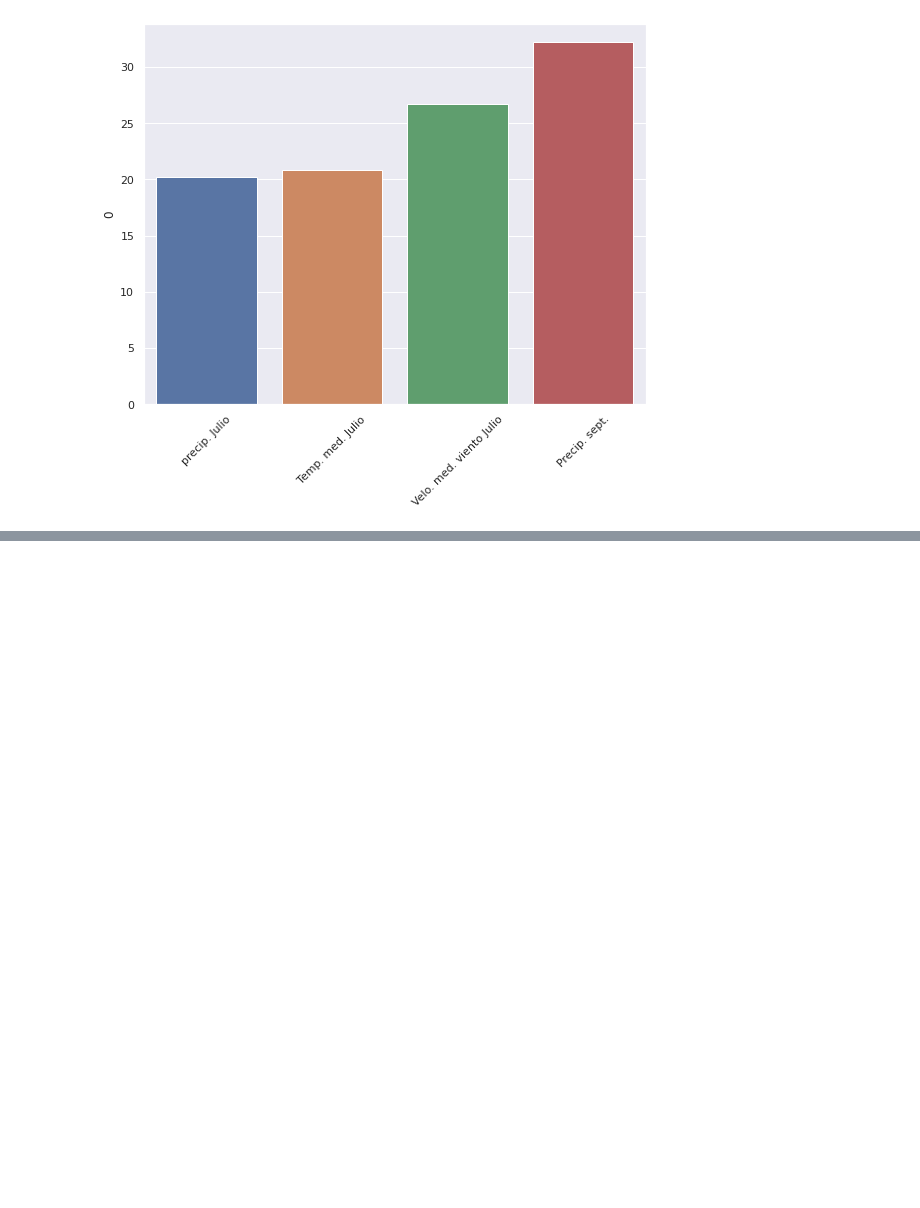
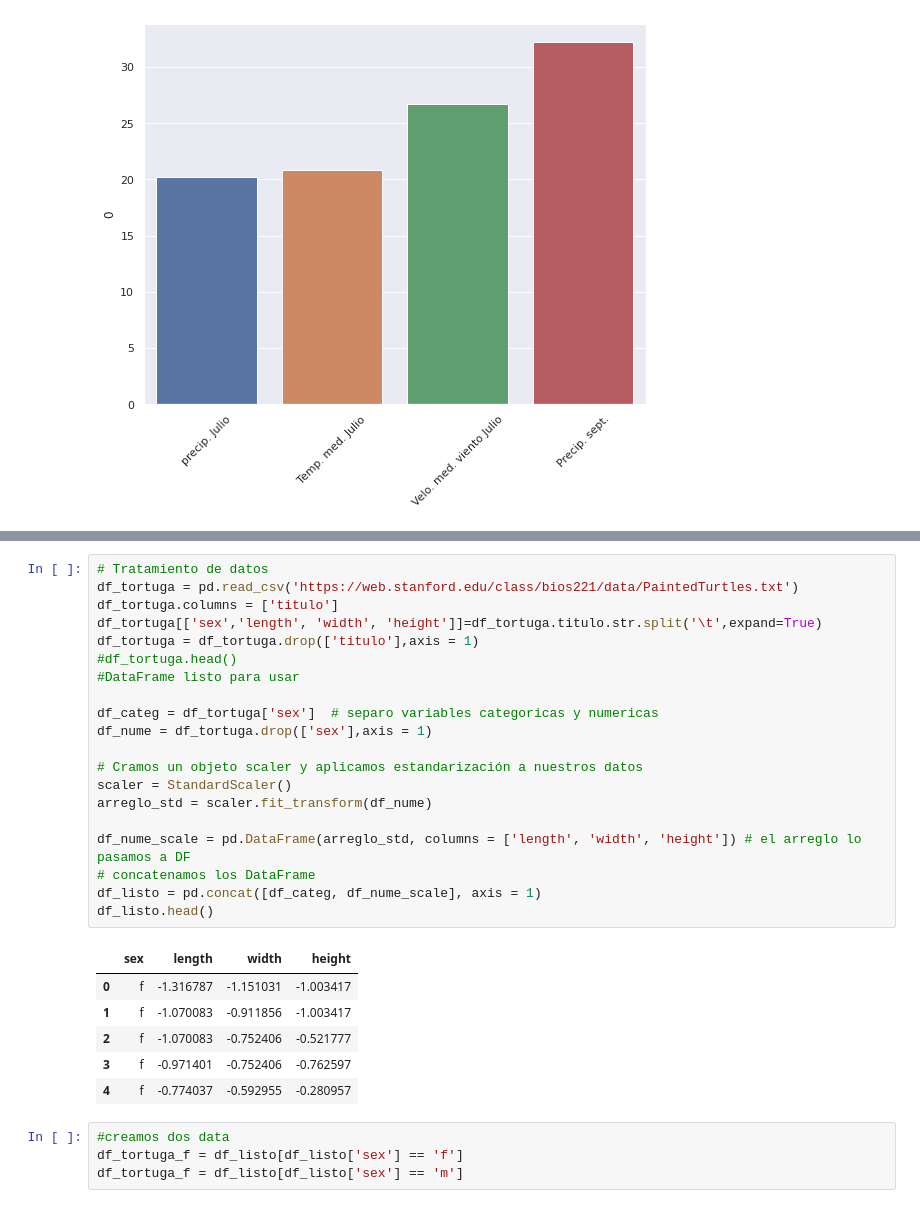
Before and after one commit to ADRIANVM117/proyectos_propios, a Jupyter notebook: actuaria/estadistica_multi/tarea_1_PCA.ipynb, the cells around one changed output, grey strips where cells are left out. Drawn from its saved outputs; the diff is of its cells as text; blank space fills up the shorter version.

```diff
--- a/actuaria/estadistica_multi/tarea_1_PCA.ipynb
+++ b/actuaria/estadistica_multi/tarea_1_PCA.ipynb
@@ -249,0 +255,31 @@ plt.show()
+# %%
+# Tratamiento de datos
+df_tortuga = pd.read_csv('https://web.stanford.edu/class/bios221/data/PaintedTurtles.txt')
+df_tortuga.columns = ['titulo']
+df_tortuga[['sex','length', 'width', 'height']]=df_tortuga.titulo.str.split('\t',expand=True)
+df_tortuga = df_tortuga.drop(['titulo'],axis = 1)
+#df_tortuga.head()
+#DataFrame listo para usar
+
+df_categ = df_tortuga['sex']  # separo variables categoricas y numericas
+df_nume = df_tortuga.drop(['sex'],axis = 1)
+
+# Cramos un objeto scaler y aplicamos estandarización a nuestros datos
+scaler = StandardScaler()
+arreglo_std = scaler.fit_transform(df_nume)
+
+df_nume_scale = pd.DataFrame(arreglo_std, columns = ['length', 'width', 'height']) # el arreglo lo pasamos a DF
+# concatenamos los DataFrame
+df_listo = pd.concat([df_categ, df_nume_scale], axis = 1)
+df_listo.head()
+# %% [output]
+|  | sex | length | width | height |
+| 0 | f | -1.316787 | -1.151031 | -1.003417 |
+| 1 | f | -1.070083 | -0.911856 | -1.003417 |
+| 2 | f | -1.070083 | -0.752406 | -0.521777 |
+| 3 | f | -0.971401 | -0.752406 | -0.762597 |
+| 4 | f | -0.774037 | -0.592955 | -0.280957 |
+# %%
+#creamos dos data
+df_tortuga_f = df_listo[df_listo['sex'] == 'f']
+df_tortuga_f = df_listo[df_listo['sex'] == 'm']
```
Also changed, not shown: parts of 4 cells of this notebook.
